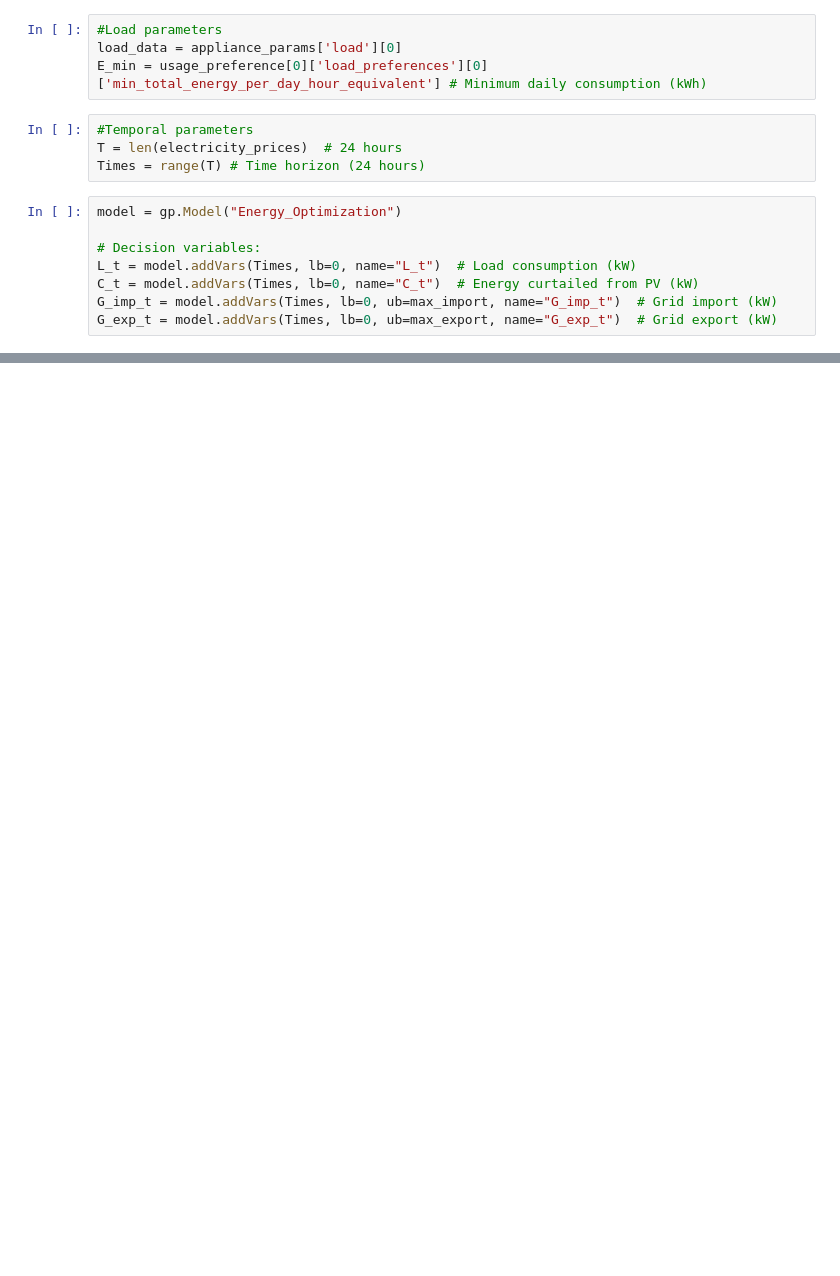
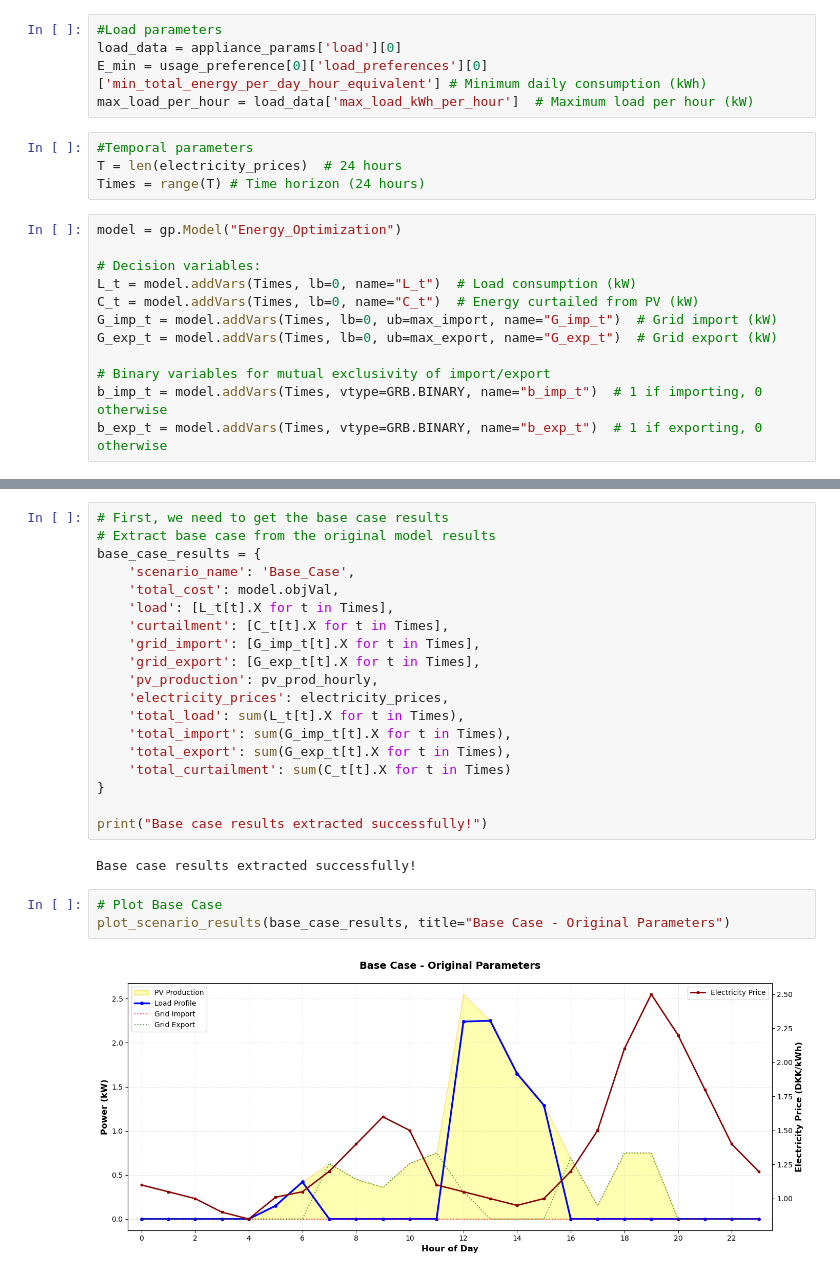
Before and after one commit to Robert7055/Optimization-assignment-1, a Jupyter notebook: Part 1.A_new.ipynb, the cells around one changed output, grey strips where cells are left out. Saved outputs shown, nothing was run; the diff lists cells and outputs as text; blank space fills up the shorter version.

Commit message:
Added scenarios and plots for 1av

```diff
--- a/Part 1.A_new.ipynb
+++ b/Part 1.A_new.ipynb
@@ -42,6 +42,7 @@ pv_prod_hourly = [pv_max_power * ratio for ratio in pv_profile] # PV production
 #Load parameters
 load_data = appliance_params['load'][0]
 E_min = usage_preference[0]['load_preferences'][0]['min_total_energy_per_day_hour_equivalent'] # Minimum daily consumption (kWh)
+max_load_per_hour = load_data['max_load_kWh_per_hour']  # Maximum load per hour (kW)
 # %%
 #Temporal parameters
 T = len(electricity_prices)  # 24 hours
@@ -54,5 +55,9 @@ L_t = model.addVars(Times, lb=0, name="L_t")  # Load consumption (kW)
 C_t = model.addVars(Times, lb=0, name="C_t")  # Energy curtailed from PV (kW)
 G_imp_t = model.addVars(Times, lb=0, ub=max_import, name="G_imp_t")  # Grid import (kW)
 G_exp_t = model.addVars(Times, lb=0, ub=max_export, name="G_exp_t")  # Grid export (kW)
+
+# Binary variables for mutual exclusivity of import/export
+b_imp_t = model.addVars(Times, vtype=GRB.BINARY, name="b_imp_t")  # 1 if importing, 0 otherwise
+b_exp_t = model.addVars(Times, vtype=GRB.BINARY, name="b_exp_t")  # 1 if exporting, 0 otherwise
 # %% [output]
 Set parameter Username
@@ -140,0 +494,26 @@ Total Load Consumption: 13.47 kWh
+# %%
+# First, we need to get the base case results
+# Extract base case from the original model results
+base_case_results = {
+    'scenario_name': 'Base_Case',
+    'total_cost': model.objVal,
+    'load': [L_t[t].X for t in Times],
+    'curtailment': [C_t[t].X for t in Times],
+    'grid_import': [G_imp_t[t].X for t in Times],
+    'grid_export': [G_exp_t[t].X for t in Times],
+    'pv_production': pv_prod_hourly,
+    'electricity_prices': electricity_prices,
+    'total_load': sum(L_t[t].X for t in Times),
+    'total_import': sum(G_imp_t[t].X for t in Times),
+    'total_export': sum(G_exp_t[t].X for t in Times),
+    'total_curtailment': sum(C_t[t].X for t in Times)
+}
+
+print("Base case results extracted successfully!")
+# %% [output]
+Base case results extracted successfully!
+# %%
+# Plot Base Case
+plot_scenario_results(base_case_results, title="Base Case - Original Parameters")
+# %% [output]
+[figure, added]
```
Also changed, not shown: parts of 24 cells of this notebook, 9 other files.
